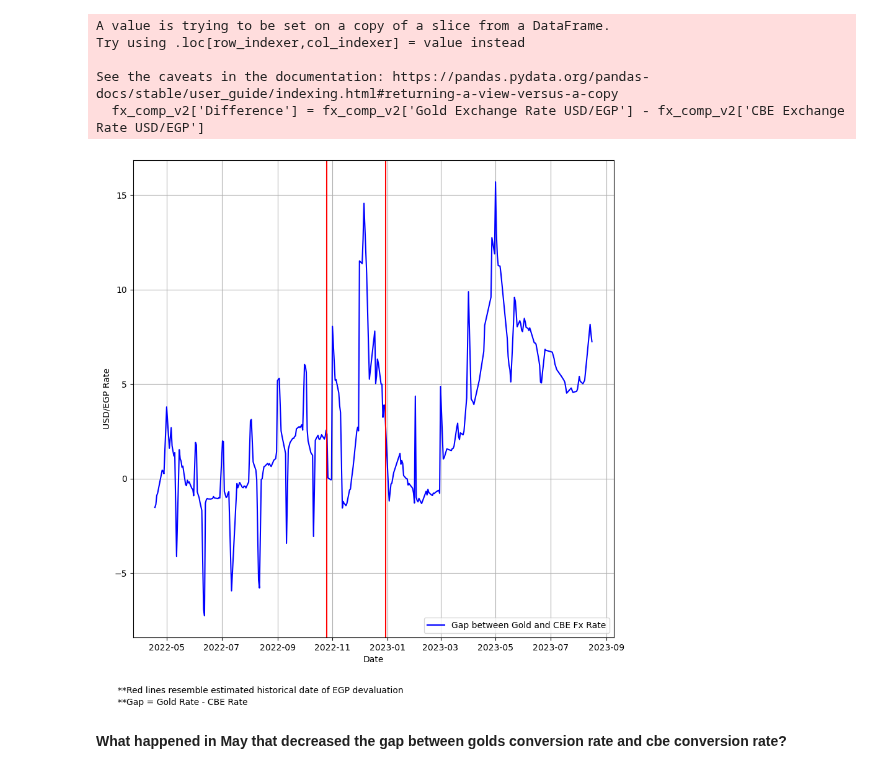
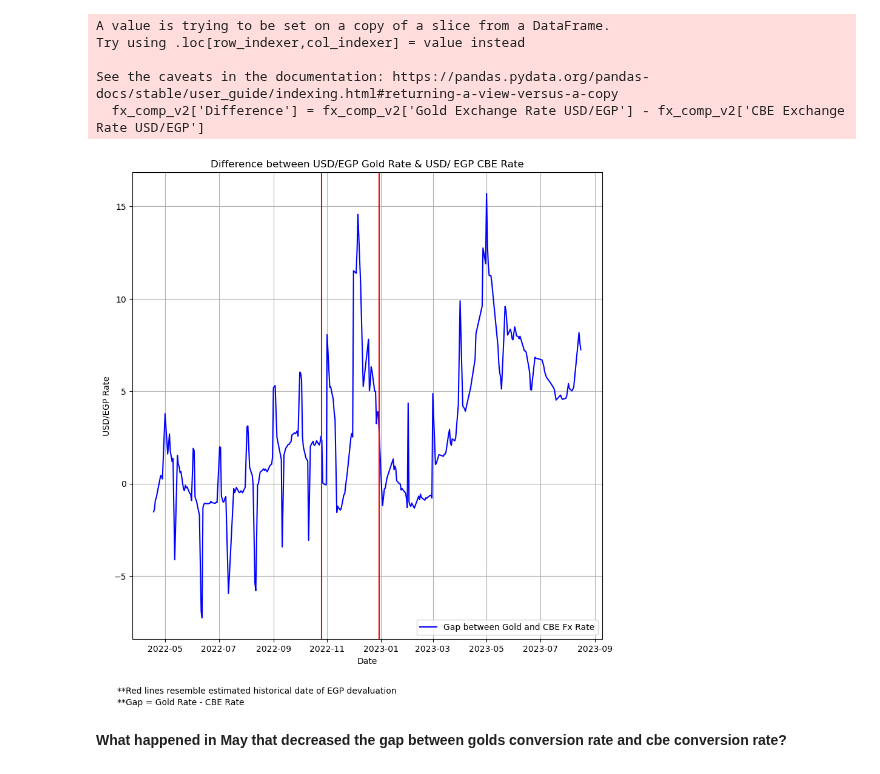
Before and after one commit to hkafrawi/Gold-USD-EGP-Analysis, a Jupyter notebook: understanding-usd-price-through-gold.ipynb, the cells around one changed output. Cells and saved outputs as stored; diff of their text form; code cells hidden in the pictures.

```diff
--- a/understanding-usd-price-through-gold.ipynb
+++ b/understanding-usd-price-through-gold.ipynb
@@ -562,19 +563,20 @@ See the caveats in the documentation: https://pandas.pydata.org/pandas-docs/stab
   fx_comp_v2['Difference'] = fx_comp_v2['Gold Exchange Rate USD/EGP'] - fx_comp_v2['CBE Exchange Rate USD/EGP']
 # %%
 plt.figure(figsize=(10,10))
+plt.title('Difference between USD/EGP Gold Rate & USD/ EGP CBE Rate')
 plt.plot_date(x=fx_comp_v2[['Date']],y=fx_comp_v2[['Difference']],fmt='b-', label='Gap between Gold and CBE Fx Rate')
 plt.axvline(x=pd.to_datetime('2022-10-26'),color='red')
 plt.axvline(x=pd.to_datetime('2022-12-30'),color='red')
 plt.xlabel('Date')
 plt.ylabel('USD/EGP Rate')
 plt.legend(loc='lower right')
 plt.grid()
 #plt.xticks(rotation='vertical')
 plt.figtext(0.1,0.02,'**Red lines resemble estimated historical date of EGP devaluation')
 plt.figtext(0.1,0.001,'**Gap = Gold Rate - CBE Rate')
 plt.show()
 # %% [output]
-[figure, old version]
+[figure, new version]
 # %% [markdown]
 **What happened in May that decreased the gap between golds conversion rate and cbe conversion rate?**
 # %%
```
Also changed, not shown: parts of 2 cells of this notebook.
